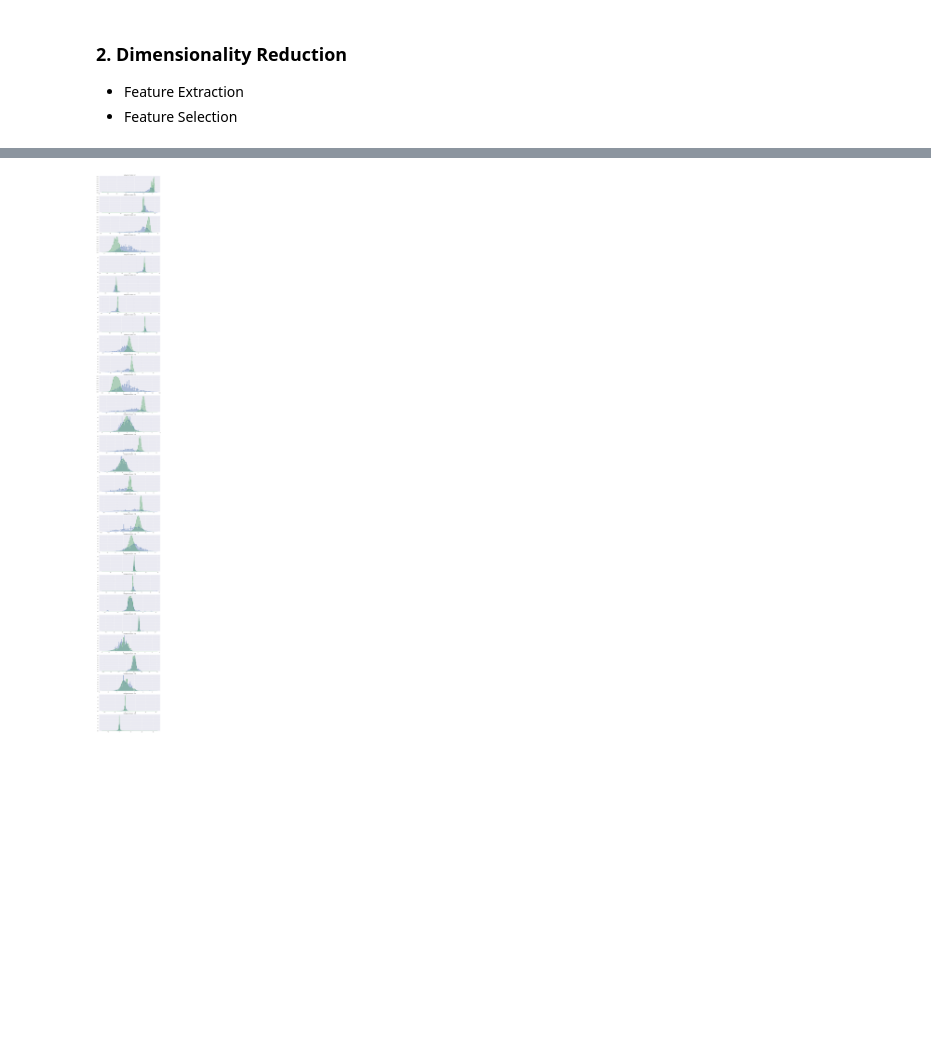
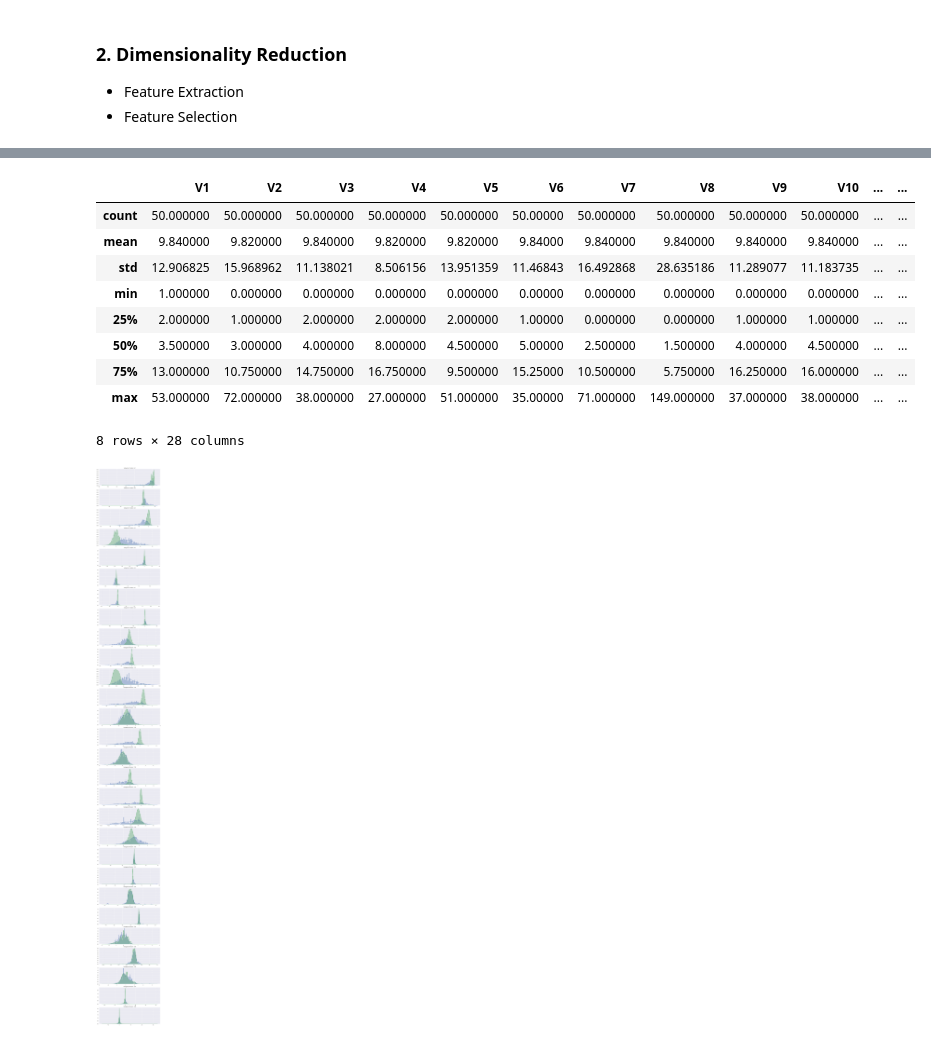
Before and after one commit to lovablebaby/cardFraudDetection, a Jupyter notebook: cardFraudDetection.ipynb, the cells around one changed output, grey strips where cells are left out. Drawn from its saved outputs; the diff is of its cells as text; code cells hidden in the pictures; blank space fills up the shorter version.

```diff
--- a/cardFraudDetection.ipynb
+++ b/cardFraudDetection.ipynb
@@ -200,3 +398,16 @@ v_features = df.iloc[:,1:29].columns
+# %%
+a1.describe()
+# %% [output]
+|  | V1 | V2 | V3 | V4 | V5 | V6 | V7 | V8 | V9 | V10 | ... | ... |
+| count | 50.000000 | 50.000000 | 50.000000 | 50.000000 | 50.000000 | 50.00000 | 50.000000 | 50.000000 | 50.000000 | 50.000000 | ... | ... |
+| mean | 9.840000 | 9.820000 | 9.840000 | 9.820000 | 9.820000 | 9.84000 | 9.840000 | 9.840000 | 9.840000 | 9.840000 | ... | ... |
+| std | 12.906825 | 15.968962 | 11.138021 | 8.506156 | 13.951359 | 11.46843 | 16.492868 | 28.635186 | 11.289077 | 11.183735 | ... | ... |
+| min | 1.000000 | 0.000000 | 0.000000 | 0.000000 | 0.000000 | 0.00000 | 0.000000 | 0.000000 | 0.000000 | 0.000000 | ... | ... |
+| 25% | 2.000000 | 1.000000 | 2.000000 | 2.000000 | 2.000000 | 1.00000 | 0.000000 | 0.000000 | 1.000000 | 1.000000 | ... | ... |
+| 50% | 3.500000 | 3.000000 | 4.000000 | 8.000000 | 4.500000 | 5.00000 | 2.500000 | 1.500000 | 4.000000 | 4.500000 | ... | ... |
+| 75% | 13.000000 | 10.750000 | 14.750000 | 16.750000 | 9.500000 | 15.25000 | 10.500000 | 5.750000 | 16.250000 | 16.000000 | ... | ... |
+| max | 53.000000 | 72.000000 | 38.000000 | 27.000000 | 51.000000 | 35.00000 | 71.000000 | 149.000000 | 37.000000 | 38.000000 | ... | ... |
+8 rows × 28 columns
 # %%
 plt.figure(figsize=(12,28*4))
 gs = gridspec.GridSpec(28, 1)
```
Also changed, not shown: parts of 29 cells of this notebook, 1 other file.
